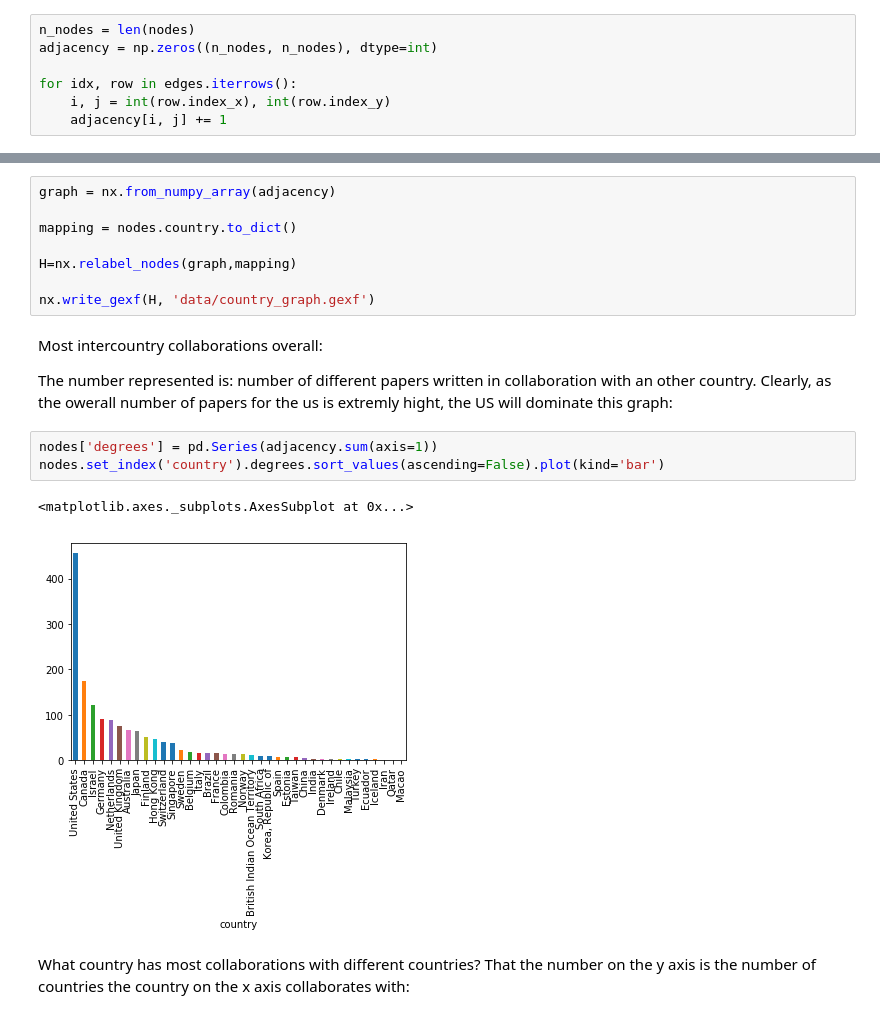
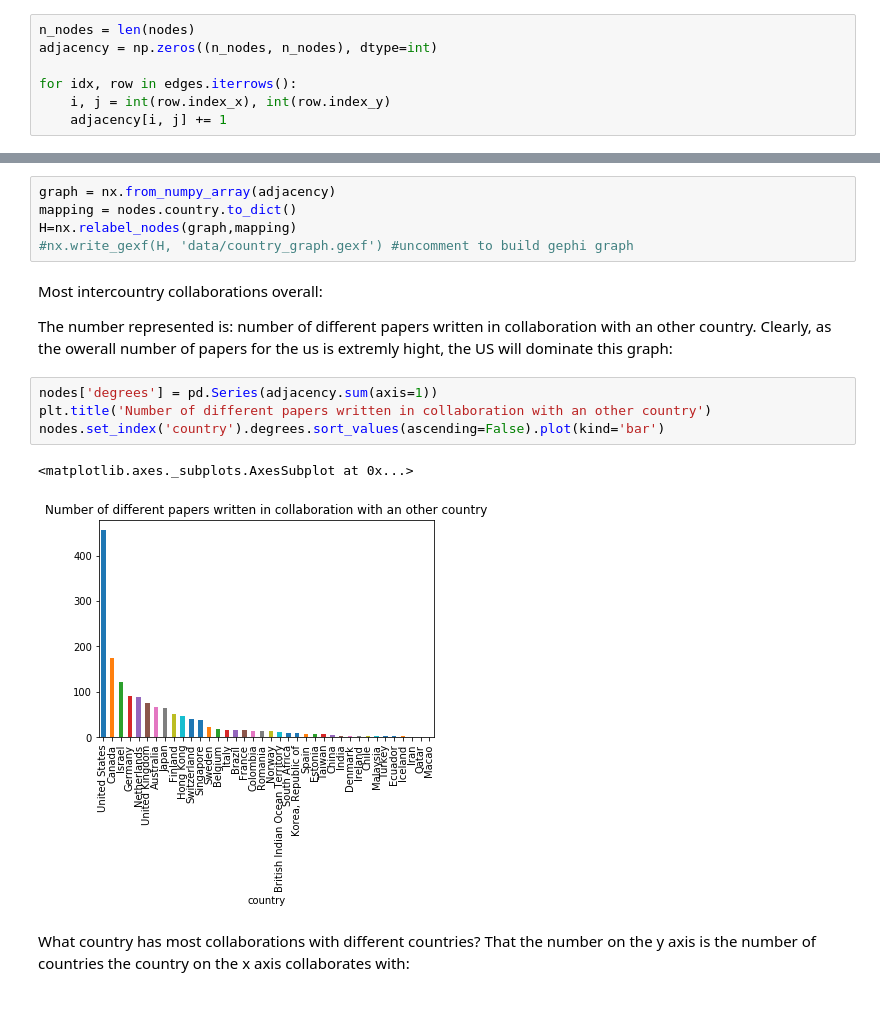
Before and after one commit to nourabassi/semester-project, a Jupyter notebook: Data exploration - Universities & Countries.ipynb, the cells around one changed output, grey strips where cells are left out. Saved outputs shown, nothing was run; the diff lists cells and outputs as text.

```diff
--- a/Data exploration - Universities & Countries.ipynb
+++ b/Data exploration - Universities & Countries.ipynb
@@ -367,11 +372,8 @@ array([[ 0, 92,  9, ...,  0,  0,  2],
 # %%
 graph = nx.from_numpy_array(adjacency)
-
 mapping = nodes.country.to_dict()
-
 H=nx.relabel_nodes(graph,mapping)
-
-nx.write_gexf(H, 'data/country_graph.gexf')
+#nx.write_gexf(H, 'data/country_graph.gexf') #uncomment to build gephi graph
 # %% [markdown]
 Most intercountry collaborations overall:
 
@@ -379,10 +381,11 @@ The number represented is: number of different papers written in collaboration w
 Clearly, as the owerall number of papers for the us is extremly hight, the US will dominate this graph:
 # %%
 nodes['degrees'] = pd.Series(adjacency.sum(axis=1))
+plt.title('Number of different papers written in collaboration with an other country')
 nodes.set_index('country').degrees.sort_values(ascending=False).plot(kind='bar')
 # %% [output]
 <matplotlib.axes._subplots.AxesSubplot at 0x...>
-[figure, old version]
+[figure, new version]
 # %% [markdown]
 What country has most collaborations with different countries?
 That the number on the y axis is the number of countries the country on the x axis collaborates with:
```
Also changed, not shown: parts of 57 cells of this notebook, 5 other files.
